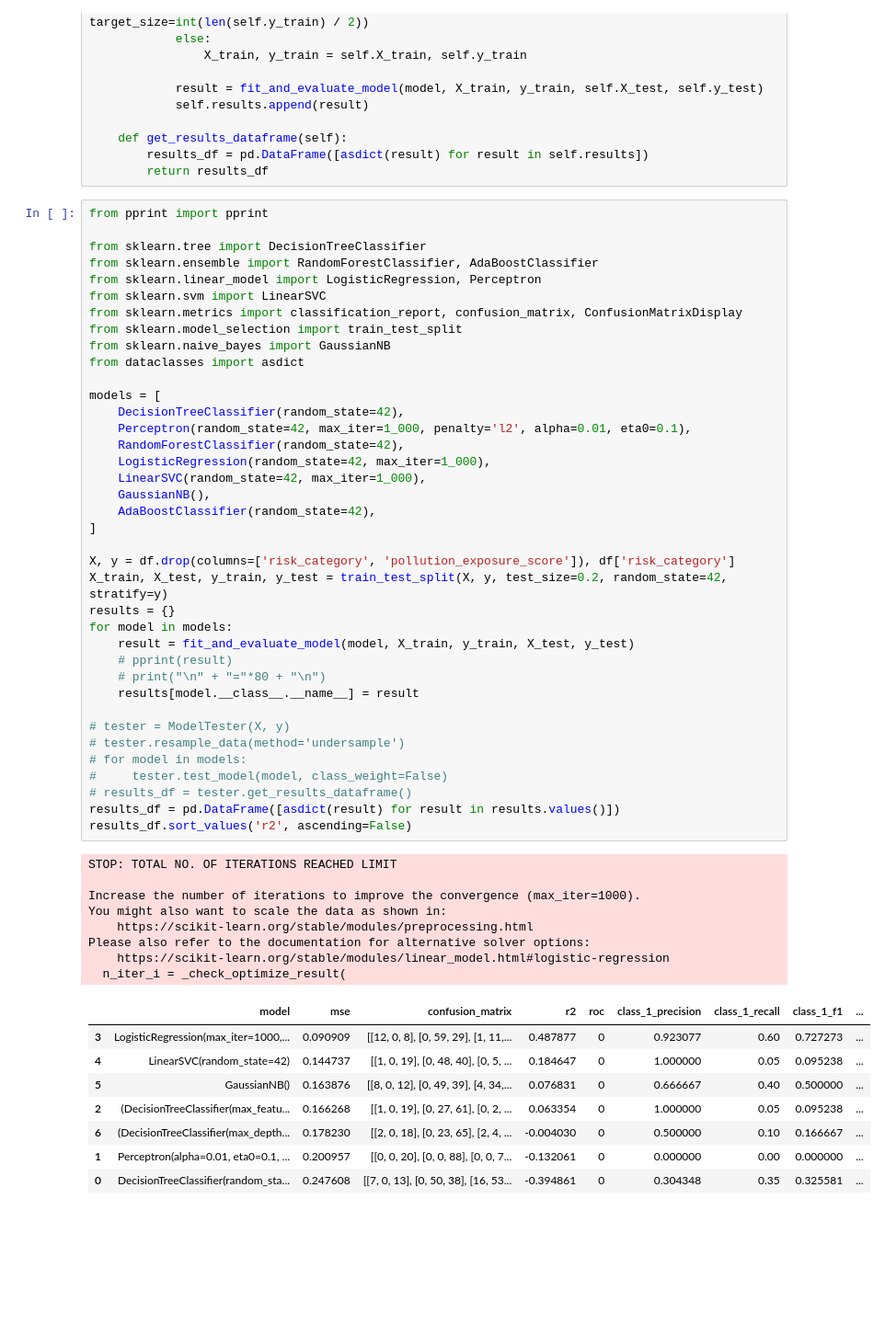
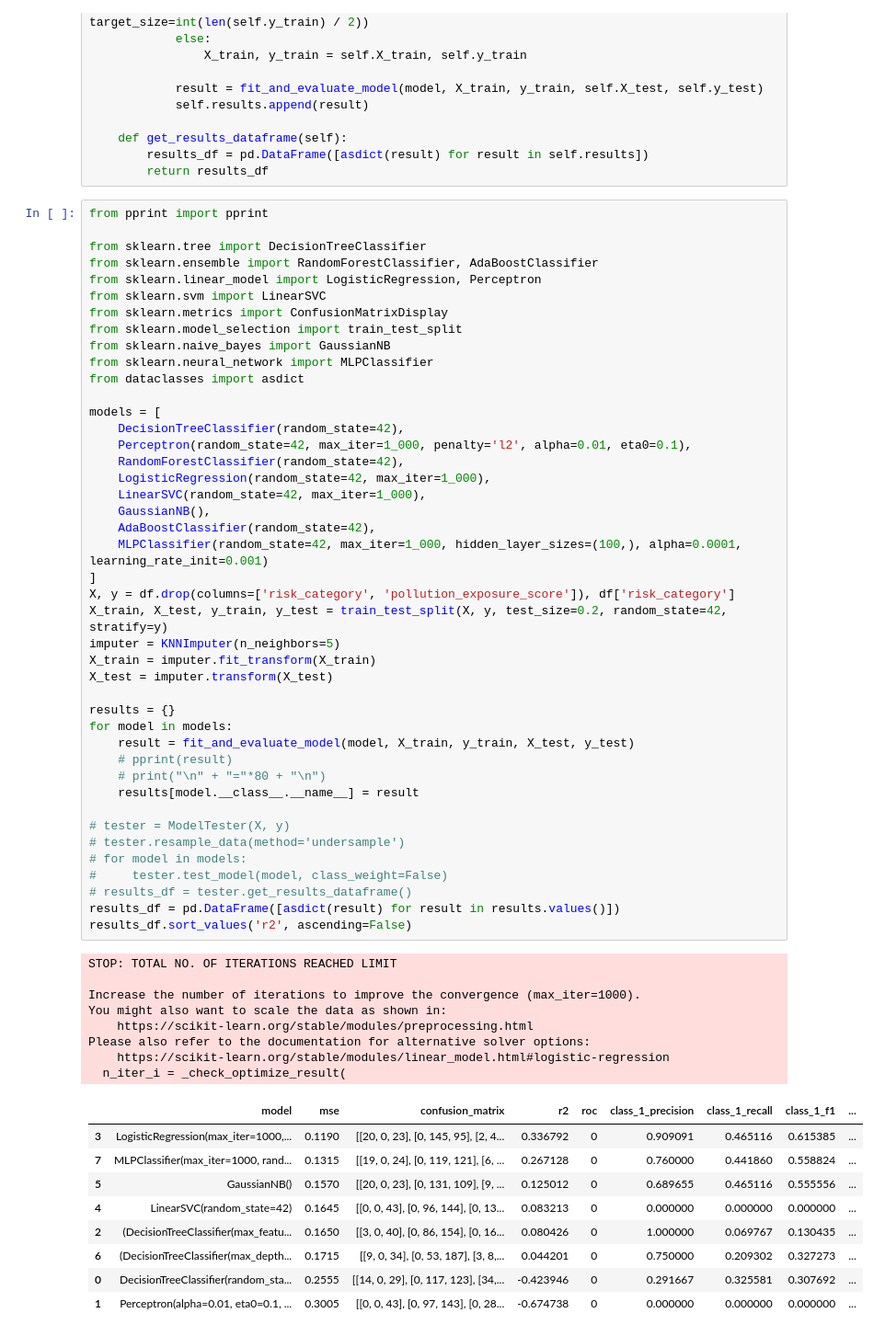
Before and after one commit to rafaelsalb/ciencia-de-dados-2, a Jupyter notebook: noise_models.ipynb, the cells around one changed output. Shown at 92% size. Drawn from its saved outputs; the diff is of its cells as text; blank space fills up the shorter version.

```diff
--- a/noise_models.ipynb
+++ b/noise_models.ipynb
@@ -359,9 +359,10 @@ from sklearn.tree import DecisionTreeClassifier
 from sklearn.ensemble import RandomForestClassifier, AdaBoostClassifier
 from sklearn.linear_model import LogisticRegression, Perceptron
 from sklearn.svm import LinearSVC
-from sklearn.metrics import classification_report, confusion_matrix, ConfusionMatrixDisplay
+from sklearn.metrics import ConfusionMatrixDisplay
 from sklearn.model_selection import train_test_split
 from sklearn.naive_bayes import GaussianNB
+from sklearn.neural_network import MLPClassifier
 from dataclasses import asdict
 
 models = [
@@ -372,41 +373,46 @@ models = [
     LinearSVC(random_state=42, max_iter=1_000),
     GaussianNB(),
     AdaBoostClassifier(random_state=42),
+    MLPClassifier(random_state=42, max_iter=1_000, hidden_layer_sizes=(100,), alpha=0.0001, learning_rate_init=0.001)
 ]
-
 X, y = df.drop(columns=['risk_category', 'pollution_exposure_score']), df['risk_category']
 X_train, X_test, y_train, y_test = train_test_split(X, y, test_size=0.2, random_state=42, stratify=y)
+imputer = KNNImputer(n_neighbors=5)
+X_train = imputer.fit_transform(X_train)
+X_test = imputer.transform(X_test)
+
 results = {}
 for model in models:
     result = fit_and_evaluate_model(model, X_train, y_train, X_test, y_test)
     # pprint(result)
     # print("\n" + "="*80 + "\n")
     results[model.__class__.__name__] = result
 
 # tester = ModelTester(X, y)
 # tester.resample_data(method='undersample')
 # for model in models:
 #     tester.test_model(model, class_weight=False)
 # results_df = tester.get_results_dataframe()
 results_df = pd.DataFrame([asdict(result) for result in results.values()])
 results_df.sort_values('r2', ascending=False)
 # %% [output]
 STOP: TOTAL NO. OF ITERATIONS REACHED LIMIT
 
 Increase the number of iterations to improve the convergence (max_iter=1000).
 You might also want to scale the data as shown in:
     https://scikit-learn.org/stable/modules/preprocessing.html
 Please also refer to the documentation for alternative solver options:
     https://scikit-learn.org/stable/modules/linear_model.html#logistic-regression
   n_iter_i = _check_optimize_result(
 |  | model | mse | confusion_matrix | r2 | roc | class_1_precision | class_1_recall | class_1_f1 | ... |
-| 3 | LogisticRegression(max_iter=1000,... | 0.090909 | [[12, 0, 8], [0, 59, 29], [1, 11,... | 0.487877 | 0 | 0.923077 | 0.60 | 0.727273 | ... |
-| 4 | LinearSVC(random_state=42) | 0.144737 | [[1, 0, 19], [0, 48, 40], [0, 5, ... | 0.184647 | 0 | 1.000000 | 0.05 | 0.095238 | ... |
-| 5 | GaussianNB() | 0.163876 | [[8, 0, 12], [0, 49, 39], [4, 34,... | 0.076831 | 0 | 0.666667 | 0.40 | 0.500000 | ... |
-| 2 | (DecisionTreeClassifier(max_featu... | 0.166268 | [[1, 0, 19], [0, 27, 61], [0, 2, ... | 0.063354 | 0 | 1.000000 | 0.05 | 0.095238 | ... |
-| 6 | (DecisionTreeClassifier(max_depth... | 0.178230 | [[2, 0, 18], [0, 23, 65], [2, 4, ... | -0.004030 | 0 | 0.500000 | 0.10 | 0.166667 | ... |
-| 1 | Perceptron(alpha=0.01, eta0=0.1, ... | 0.200957 | [[0, 0, 20], [0, 0, 88], [0, 0, 7... | -0.132061 | 0 | 0.000000 | 0.00 | 0.000000 | ... |
-| 0 | DecisionTreeClassifier(random_sta... | 0.247608 | [[7, 0, 13], [0, 50, 38], [16, 53... | -0.394861 | 0 | 0.304348 | 0.35 | 0.325581 | ... |
+| 3 | LogisticRegression(max_iter=1000,... | 0.1190 | [[20, 0, 23], [0, 145, 95], [2, 4... | 0.336792 | 0 | 0.909091 | 0.465116 | 0.615385 | ... |
+| 7 | MLPClassifier(max_iter=1000, rand... | 0.1315 | [[19, 0, 24], [0, 119, 121], [6, ... | 0.267128 | 0 | 0.760000 | 0.441860 | 0.558824 | ... |
+| 5 | GaussianNB() | 0.1570 | [[20, 0, 23], [0, 131, 109], [9, ... | 0.125012 | 0 | 0.689655 | 0.465116 | 0.555556 | ... |
+| 4 | LinearSVC(random_state=42) | 0.1645 | [[0, 0, 43], [0, 96, 144], [0, 13... | 0.083213 | 0 | 0.000000 | 0.000000 | 0.000000 | ... |
+| 2 | (DecisionTreeClassifier(max_featu... | 0.1650 | [[3, 0, 40], [0, 86, 154], [0, 16... | 0.080426 | 0 | 1.000000 | 0.069767 | 0.130435 | ... |
+| 6 | (DecisionTreeClassifier(max_depth... | 0.1715 | [[9, 0, 34], [0, 53, 187], [3, 8,... | 0.044201 | 0 | 0.750000 | 0.209302 | 0.327273 | ... |
+| 0 | DecisionTreeClassifier(random_sta... | 0.2555 | [[14, 0, 29], [0, 117, 123], [34,... | -0.423946 | 0 | 0.291667 | 0.325581 | 0.307692 | ... |
+| 1 | Perceptron(alpha=0.01, eta0=0.1, ... | 0.3005 | [[0, 0, 43], [0, 97, 143], [0, 28... | -0.674738 | 0 | 0.000000 | 0.000000 | 0.000000 | ... |
 # %%
 import tqdm
 
```
Also changed, not shown: parts of 16 cells of this notebook.
